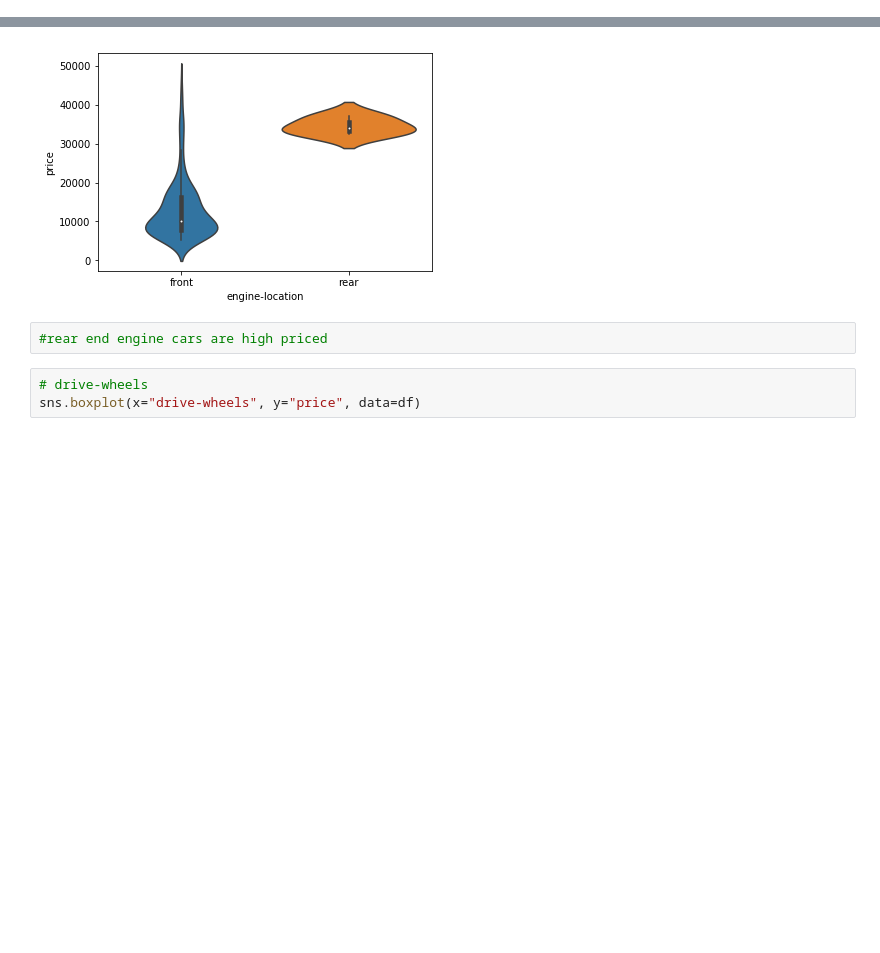
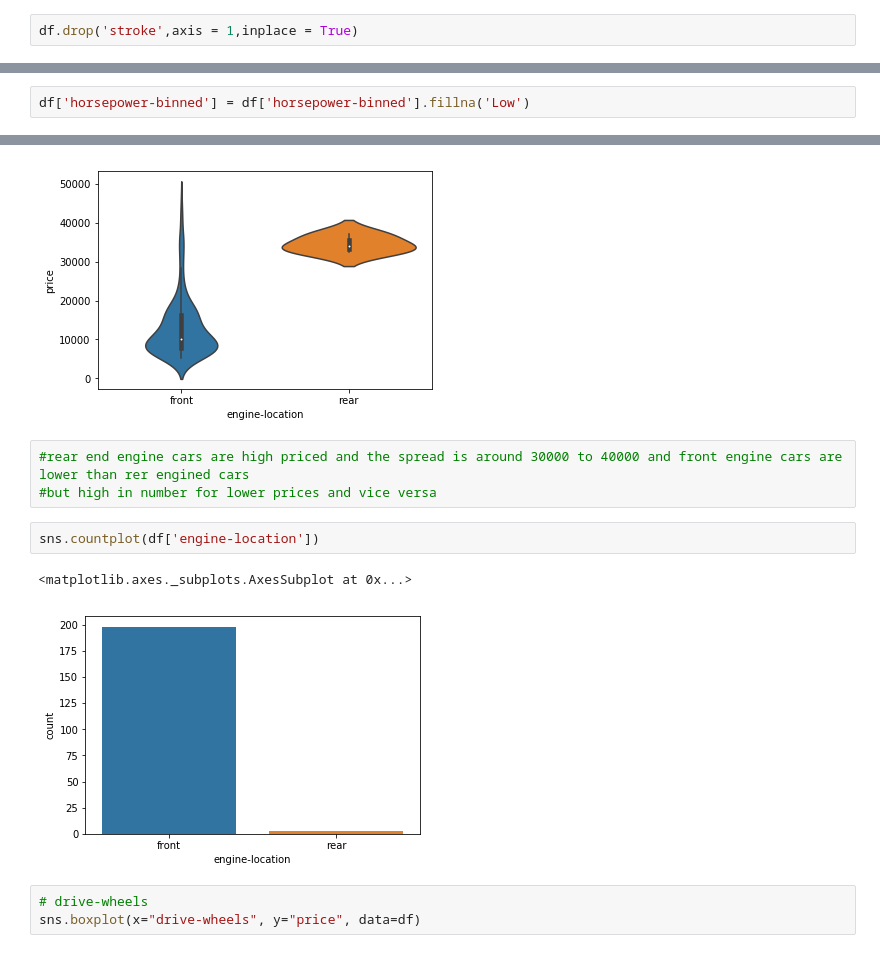
Before and after one commit to SeshSai/CarPricedata_EDA, a Jupyter notebook: Car prices EDA.ipynb, the cells around one changed output, grey strips where cells are left out. Cells and saved outputs as stored; diff of their text form; blank space fills up the shorter version.

```diff
--- a/Car prices EDA.ipynb
+++ b/Car prices EDA.ipynb
@@ -37,0 +71,2 @@ dtype: object
+# %%
+df.drop('stroke',axis = 1,inplace = True)
@@ -37,0 +86,2 @@ dtype: object
+# %%
+df['horsepower-binned'] = df['horsepower-binned'].fillna('Low')
@@ -140,8 +214,14 @@ sns.violinplot(x="engine-location", y="price", data=df)
 # %% [output]
 <matplotlib.axes._subplots.AxesSubplot at 0x...>
 [figure]
-# %%
-#rear end engine cars are high priced
+# %%
+#rear end engine cars are high priced and the spread is around 30000 to 40000 and front engine cars are lower than rer engined cars
+#but high in number for lower prices and vice versa
+# %%
+sns.countplot(df['engine-location'])
+# %% [output]
+<matplotlib.axes._subplots.AxesSubplot at 0x...>
+[figure, added]
 # %%
 # drive-wheels
 sns.boxplot(x="drive-wheels", y="price", data=df)
```
Also changed, not shown: parts of 20 cells of this notebook.
